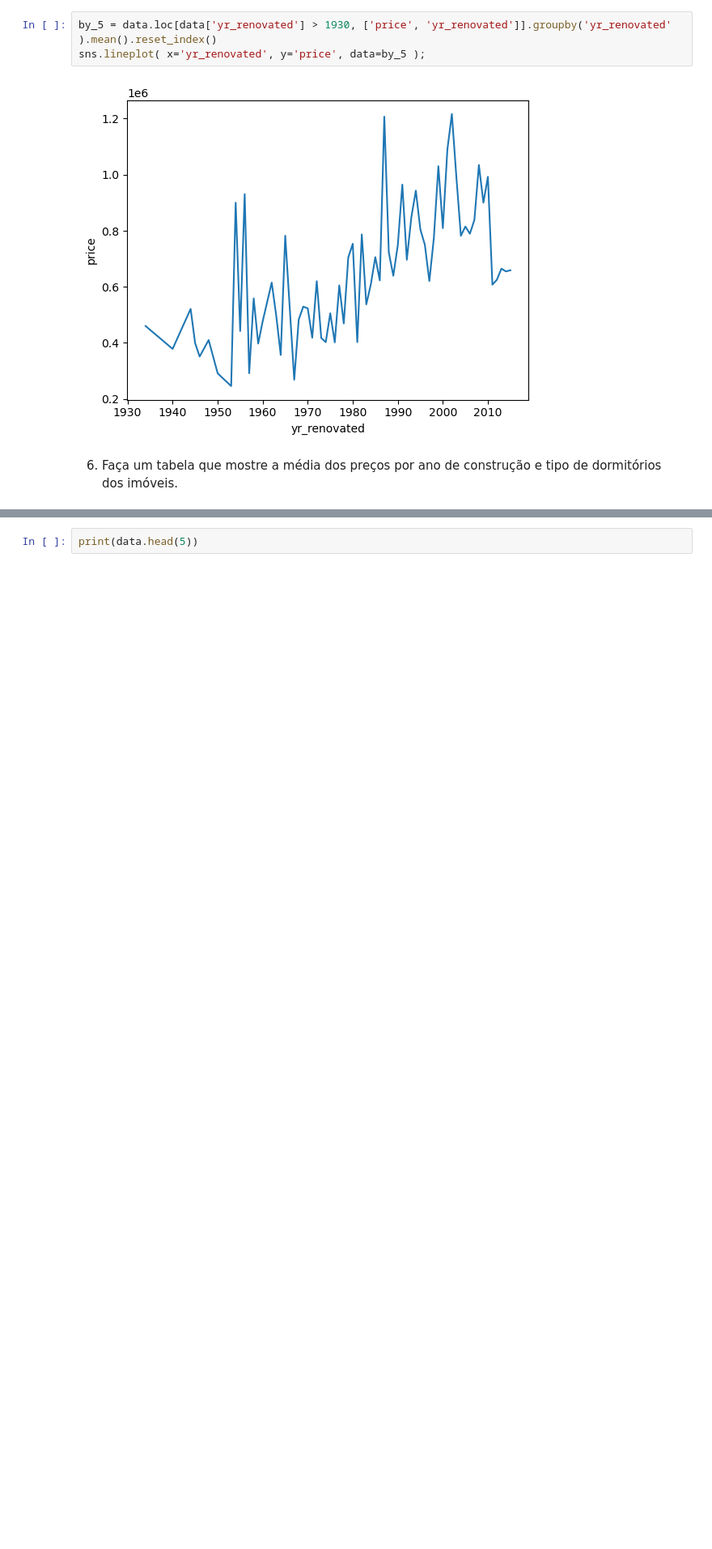
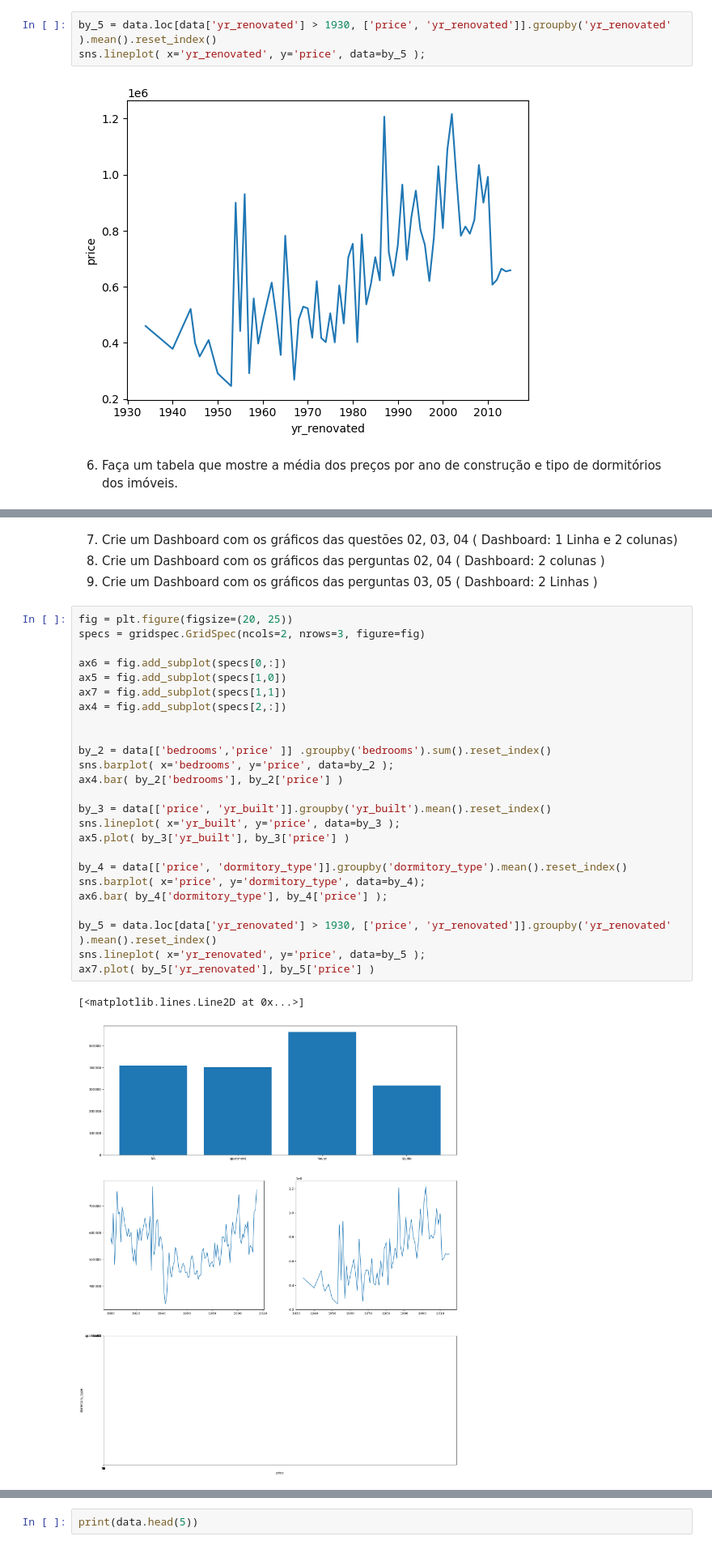
Before and after one commit to siquette/Analise-de-Dados-com-Python, a Jupyter notebook: m2/Módulo_03_Estruturas_de_dados.ipynb, the cells around one changed output, grey strips where cells are left out. Shown at 81% size. Drawn from its saved outputs; the diff is of its cells as text; blank space fills up the shorter version.

```diff
--- a/m2/Módulo_03_Estruturas_de_dados.ipynb
+++ b/m2/Módulo_03_Estruturas_de_dados.ipynb
@@ -334,0 +341,32 @@ dos imóveis.
+# %% [markdown]
+7. Crie um Dashboard com os gráficos das questões 02, 03, 04 ( Dashboard: 1 Linha e 2 colunas)
+8. Crie um Dashboard com os gráficos das perguntas 02, 04 ( Dashboard: 2 colunas )
+9. Crie um Dashboard com os gráficos das perguntas 03, 05 ( Dashboard: 2 Linhas )
+# %%
+fig = plt.figure(figsize=(20, 25))
+specs = gridspec.GridSpec(ncols=2, nrows=3, figure=fig)
+
+ax6 = fig.add_subplot(specs[0,:])
+ax5 = fig.add_subplot(specs[1,0])
+ax7 = fig.add_subplot(specs[1,1])
+ax4 = fig.add_subplot(specs[2,:])
+
+
+by_2 = data[['bedrooms','price' ]] .groupby('bedrooms').sum().reset_index()
+sns.barplot( x='bedrooms', y='price', data=by_2 );
+ax4.bar( by_2['bedrooms'], by_2['price'] )
+
+by_3 = data[['price', 'yr_built']].groupby('yr_built').mean().reset_index()
+sns.lineplot( x='yr_built', y='price', data=by_3 );
+ax5.plot( by_3['yr_built'], by_3['price'] )
+
+by_4 = data[['price', 'dormitory_type']].groupby('dormitory_type').mean().reset_index()
+sns.barplot( x='price', y='dormitory_type', data=by_4);
+ax6.bar( by_4['dormitory_type'], by_4['price'] );
+
+by_5 = data.loc[data['yr_renovated'] > 1930, ['price', 'yr_renovated']].groupby('yr_renovated' ).mean().reset_index()
+sns.lineplot( x='yr_renovated', y='price', data=by_5 );
+ax7.plot( by_5['yr_renovated'], by_5['price'] )
+# %% [output]
+[<matplotlib.lines.Line2D at 0x...>]
+[figure, added]
```
Also changed, not shown: parts of 5 cells of this notebook.
